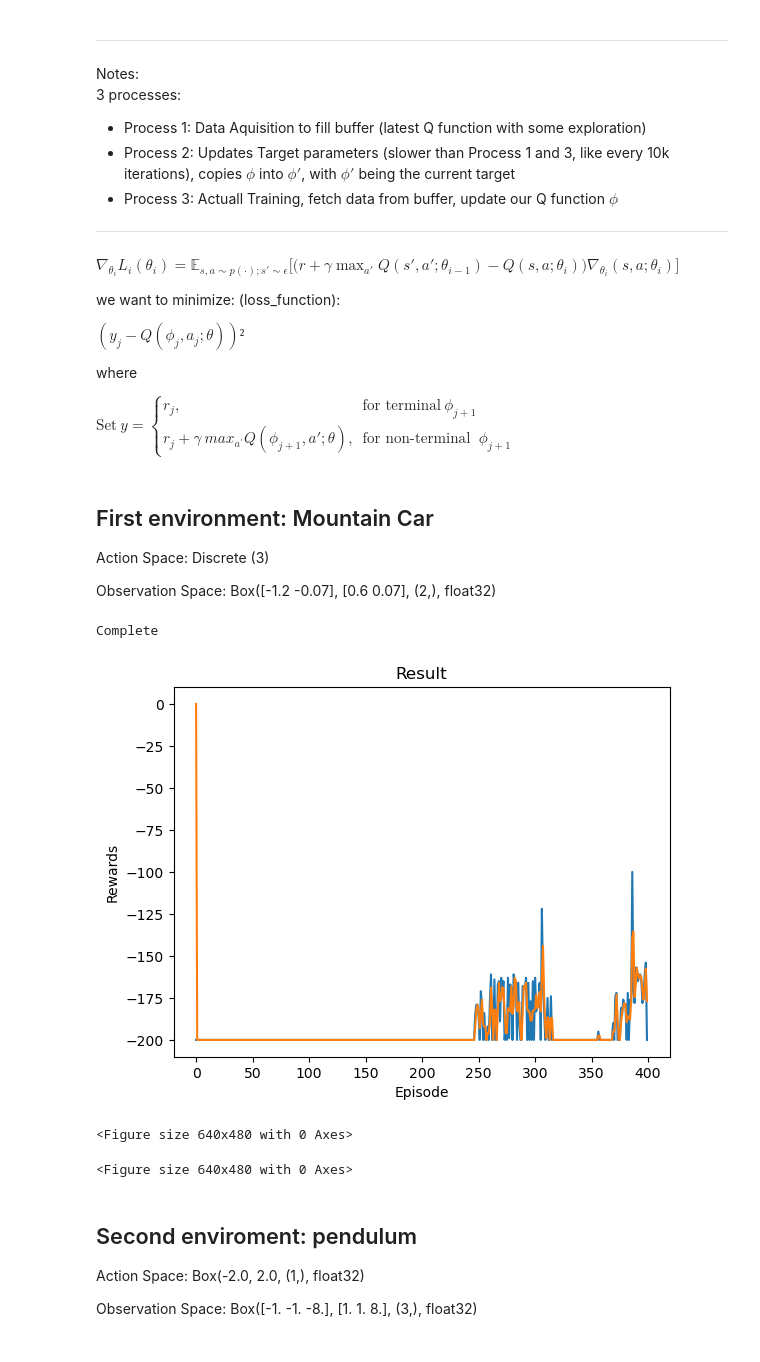
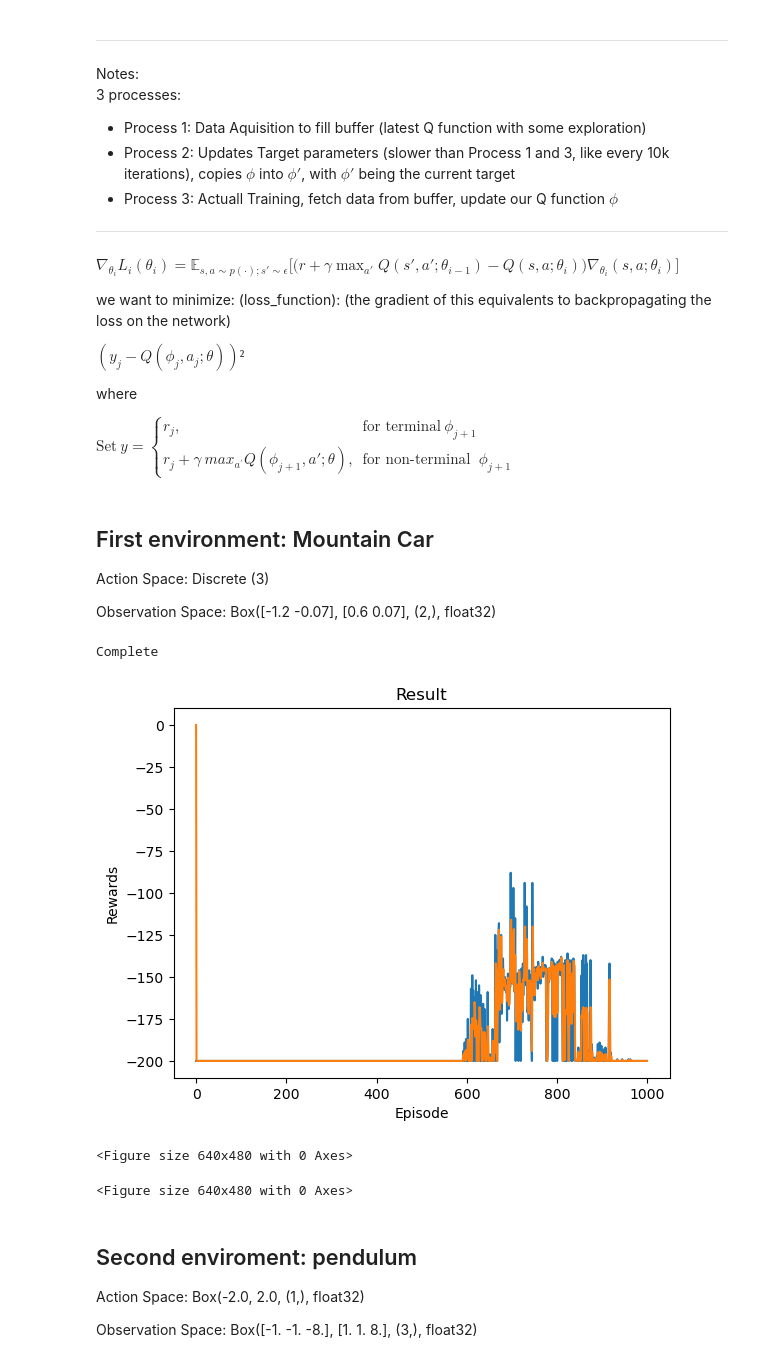
Before and after one commit to AndyPiantoni/ReinforceUs, a Jupyter notebook: DQN_cleaned.ipynb, the cells around one changed output. Drawn from its saved outputs; the diff is of its cells as text; code cells hidden in the pictures.

```diff
--- a/DQN_cleaned.ipynb
+++ b/DQN_cleaned.ipynb
@@ -84,10 +84,10 @@ Notes: <br>
 BATCH_SIZE = 128
 CAPACITY = 10000 # Capacity of Replay Memory Buffer
 GAMMA = 0.99
-EPS_START = 0.9 # Epsilon Greedy with decay rate based on steps taken for exploration
-EPS_END = 0.05
+eps_start = 0.9 # Epsilon Greedy with decay rate based on steps taken for exploration
+eps_end = 0.05
 # EPS_DECAY = 1000
-EPS_DECAY = 5000
+eps_decay = 1000 # Epsilon Greedy decay rate, varaible to be modified for each case
 TAU = 0.005 # Instead of doing a hard update from the policy network to the target network, we do a soft update every iteration
 LR = 1e-4
 
@@ -131,8 +131,8 @@ class DQN(nn.Module):
 def select_action(env, policy_net, state, actions, cts = False, explore=True):
     global steps_done
     sample = random.random()
-    eps_threshold = EPS_END + (EPS_START - EPS_END) * \
-        math.exp(-1. * steps_done / EPS_DECAY)
+    eps_threshold = eps_end + (eps_start - eps_end) * \
+        math.exp(-1. * steps_done / eps_decay)
     steps_done += 1
     if not explore:
         eps_threshold = 0
@@ -200,7 +200,7 @@ def plot_rewards(show_result=False):
 # %% [markdown]
 $\nabla_{\theta_i}L_i(\theta_i) = \mathbb{E}_{s, a \sim p(\cdot);s'\sim \epsilon} \big[\big(r+\gamma \max_{a'} Q(s', a';\theta_{i-1})-Q(s,a;\theta_i)\big)\nabla_{\theta_i}(s,a;\theta_i) \big]$
 
-we want to minimize: (loss_function):
+we want to minimize: (loss_function): (the gradient of this equivalents to backpropagating the loss on the network)
 
 $(y_j − Q(\phi_j, a_j; \theta))²$
 
@@ -336,33 +336,37 @@ Observation Space: Box([-1.2 -0.07], [0.6 0.07], (2,), float32)
 # %%
 env = gym.make("MountainCar-v0")
 steps_done = 0
 episode_durations = []
 rewards_list = []
+
+eps_decay = 50000 # Mountain-car needs alot of exploration as only the target state gives a different reward
+eps_start = 0.9 # Epsilon Greedy with decay rate based on steps taken for exploration
+eps_end = 0.05
 
 # Get the number of state observations
 state, info = env.reset()
 n_observations = len(state)
 n_actions = env.action_space.n
 
 policy_net = DQN(n_observations, n_actions).to(device)
 target_net = DQN(n_observations, n_actions).to(device)
 target_net.load_state_dict(policy_net.state_dict())
 
 optimizer = optim.AdamW(policy_net.parameters(), lr=LR, amsgrad=True)
 memory = ReplayMemory(CAPACITY)
 
 if torch.cuda.is_available(): # If GPU is available
     num_episodes = 600
 else:
-    num_episodes = 400
+    num_episodes = 1000
 
 # call the train_function, move everything below into callable functions
 
 train_model(env, num_episodes, policy_net, target_net, memory, optimizer, env.action_space, device, cts=False)
 torch.save(policy_net.state_dict(), f"DQN_target_net_Mountaincar.pt") # look at what to save in the end
 # %% [output]
 Complete
-[figure, old version]
+[figure, new version]
 <Figure size 640x480 with 0 Axes>
 <Figure size 640x480 with 0 Axes>
 # %%
```
Also changed, not shown: parts of 3 cells of this notebook, 2 other files.
